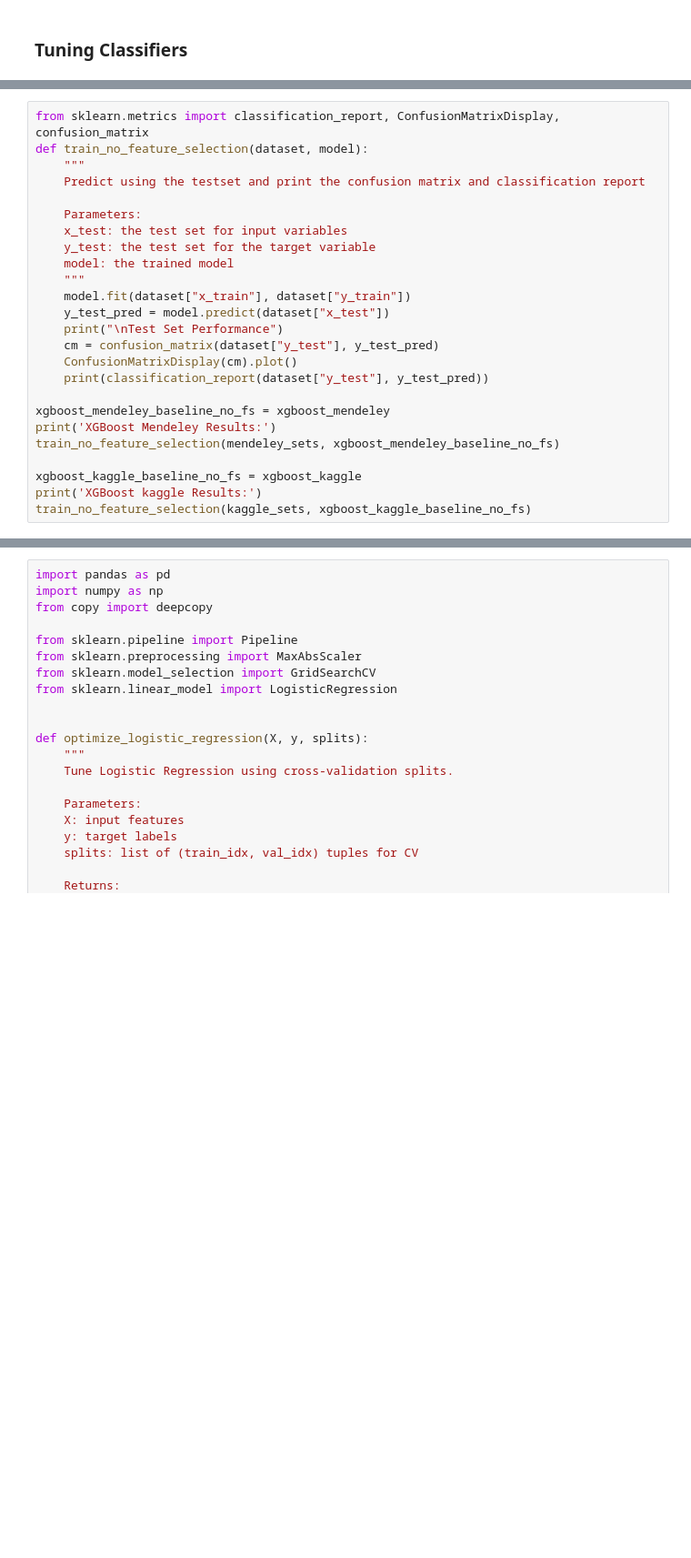
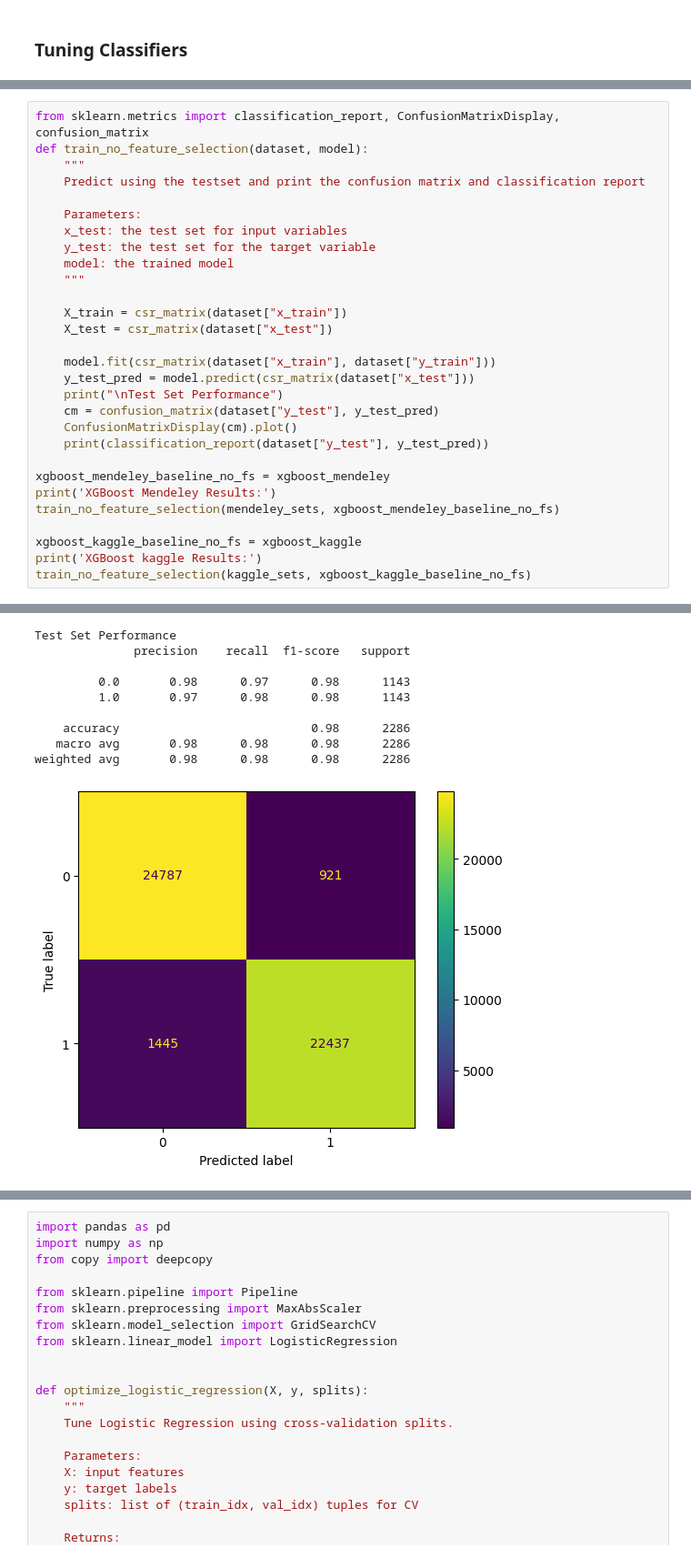
Before and after one commit to Ovais09/CSI5388-Group1-Project, a Jupyter notebook: src/basline_models.ipynb, the cells around one changed output, grey strips where cells are left out. Shown at 91% size. Drawn from its saved outputs; the diff is of its cells as text; blank space fills up the shorter version.

```diff
--- a/src/basline_models.ipynb
+++ b/src/basline_models.ipynb
@@ -106,8 +99,12 @@ def train_no_feature_selection(dataset, model):
     y_test: the test set for the target variable
     model: the trained model
     """
-    model.fit(dataset["x_train"], dataset["y_train"])
-    y_test_pred = model.predict(dataset["x_test"])
+
+    X_train = csr_matrix(dataset["x_train"])
+    X_test = csr_matrix(dataset["x_test"])
+
+    model.fit(csr_matrix(dataset["x_train"], dataset["y_train"]))
+    y_test_pred = model.predict(csr_matrix(dataset["x_test"]))
     print("\nTest Set Performance")
     cm = confusion_matrix(dataset["y_test"], y_test_pred)
     ConfusionMatrixDisplay(cm).plot()
@@ -120,3 +117,4 @@ train_no_feature_selection(mendeley_sets, xgboost_mendeley_baseline_no_fs)
 xgboost_kaggle_baseline_no_fs = xgboost_kaggle
 print('XGBoost kaggle Results:')
 train_no_feature_selection(kaggle_sets, xgboost_kaggle_baseline_no_fs)
+# %% [output]
@@ -122,0 +134,10 @@ train_no_feature_selection(kaggle_sets, xgboost_kaggle_baseline_no_fs)
+Test Set Performance
+              precision    recall  f1-score   support
+
+         0.0       0.98      0.97      0.98      1143
+         1.0       0.97      0.98      0.98      1143
+
+    accuracy                           0.98      2286
+   macro avg       0.98      0.98      0.98      2286
+weighted avg       0.98      0.98      0.98      2286
+[figure, added]
```
Also changed, not shown: parts of 2 cells of this notebook, 7 other files.
